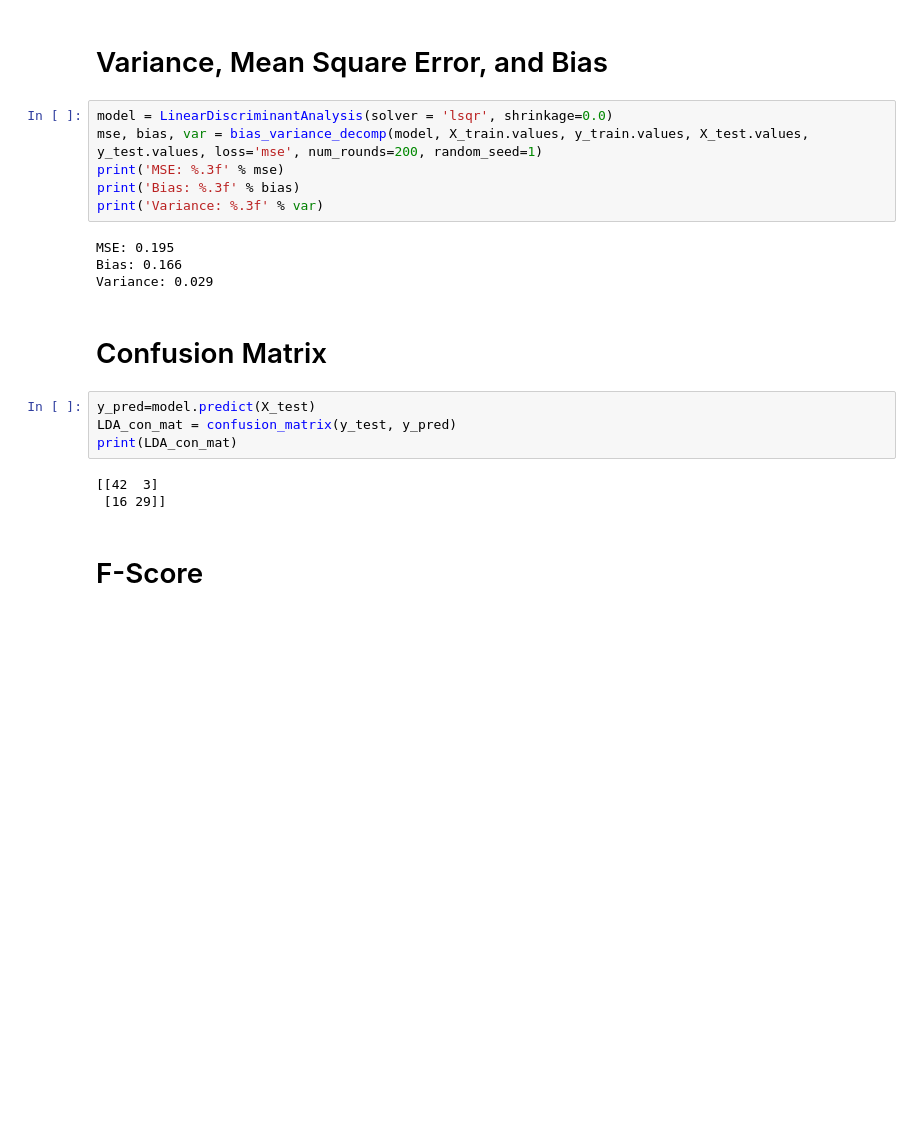
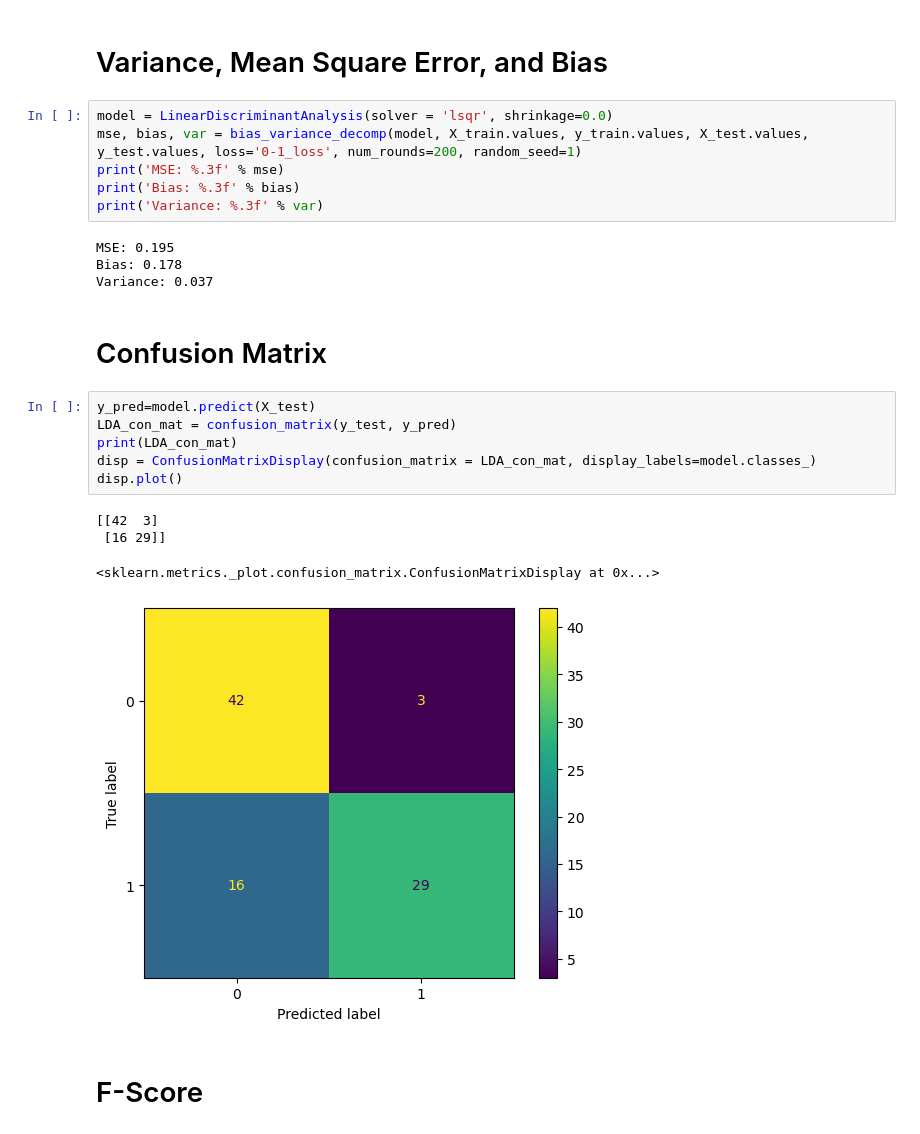
Before and after one commit to Beyond-Image/Data-Science2, a Jupyter notebook: LDA Model.ipynb, the cells around one changed output. Drawn from its saved outputs; the diff is of its cells as text; blank space fills up the shorter version.

```diff
--- a/LDA Model.ipynb
+++ b/LDA Model.ipynb
@@ -125,23 +125,27 @@ Text(0, 0.5, 'Bias - Variance')
 # Variance, Mean Square Error, and Bias
 # %%
 model = LinearDiscriminantAnalysis(solver = 'lsqr', shrinkage=0.0)
-mse, bias, var = bias_variance_decomp(model, X_train.values, y_train.values, X_test.values, y_test.values, loss='mse', num_rounds=200, random_seed=1)
+mse, bias, var = bias_variance_decomp(model, X_train.values, y_train.values, X_test.values, y_test.values, loss='0-1_loss', num_rounds=200, random_seed=1)
 print('MSE: %.3f' % mse)
 print('Bias: %.3f' % bias)
 print('Variance: %.3f' % var)
 # %% [output]
 MSE: 0.195
-Bias: 0.166
-Variance: 0.029
+Bias: 0.178
+Variance: 0.037
 # %% [markdown]
 # Confusion Matrix
 # %%
 y_pred=model.predict(X_test)
 LDA_con_mat = confusion_matrix(y_test, y_pred)
 print(LDA_con_mat)
+disp = ConfusionMatrixDisplay(confusion_matrix = LDA_con_mat, display_labels=model.classes_)
+disp.plot()
 # %% [output]
 [[42  3]
  [16 29]]
+<sklearn.metrics._plot.confusion_matrix.ConfusionMatrixDisplay at 0x...>
+[figure, added]
 # %% [markdown]
 # F-Score
 # %%
```
Also changed, not shown: parts of 3 cells of this notebook.
